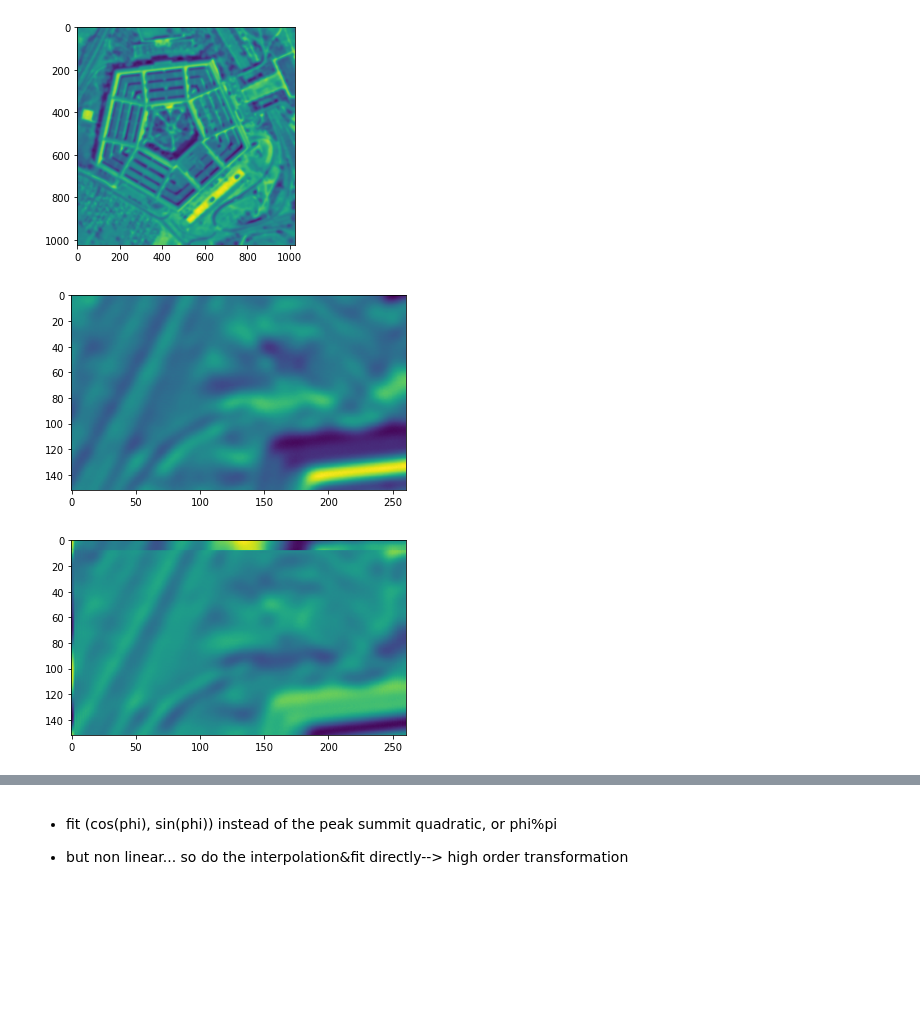
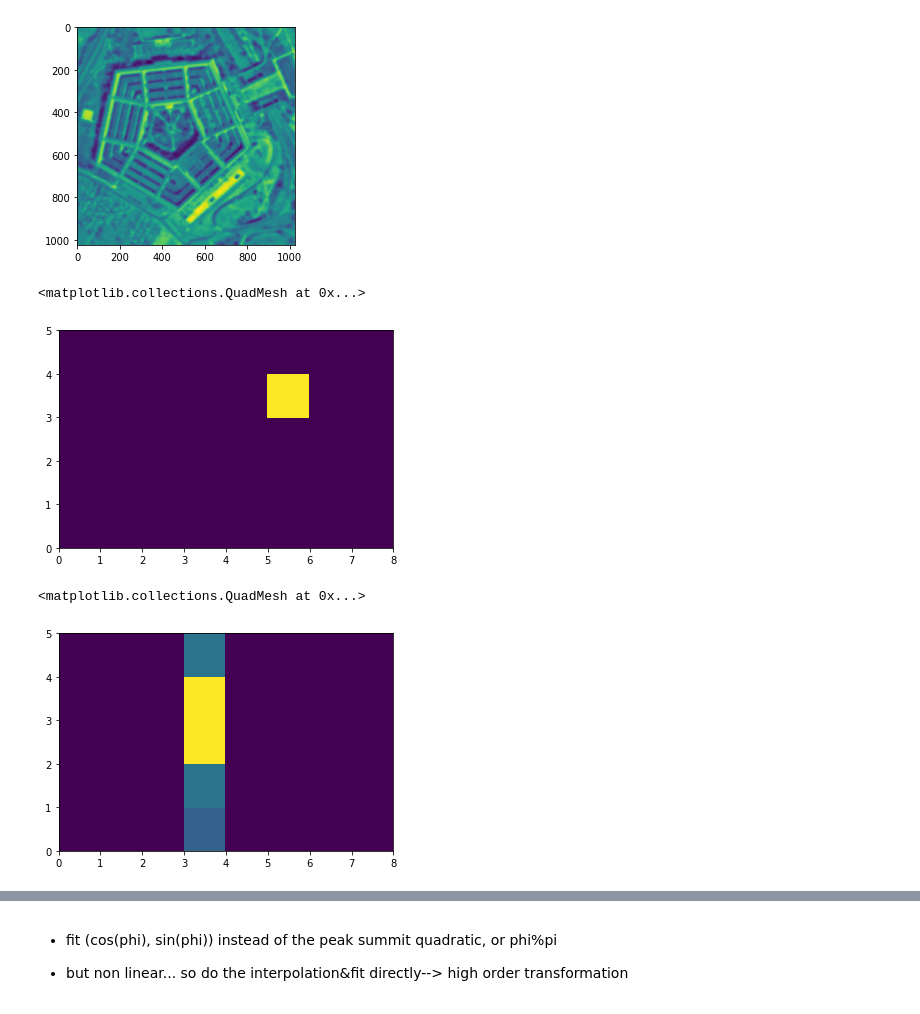
Before and after one commit to xdze2/stretchablecorr, a Jupyter notebook: toy_models/phase_diff_matrix.ipynb, the cells around one changed output, grey strips where cells are left out. Saved outputs shown, nothing was run; the diff lists cells and outputs as text; code cells hidden in the pictures; blank space fills up the shorter version.

```diff
--- a/toy_models/phase_diff_matrix.ipynb
+++ b/toy_models/phase_diff_matrix.ipynb
@@ -28,35 +28,43 @@ plt.imshow(image);
 [figure]
 # %%
 # Interpolation
-x_span, y_span = np.arange(image.shape[0]), np.arange(image.shape[1])
-x_grid, y_grid = np.meshgrid(x_span, y_span)
+#x_span, y_span = np.arange(image.shape[0]), np.arange(image.shape[1])
+#x_grid, y_grid = np.meshgrid(x_span, y_span)
 
-f = interp2d(x_span, y_span, image, kind='cubic')
+#f = interp2d(x_span, y_span, image, kind='cubic')
 
-x_A = np.arange(20, 281)
-y_A = np.arange(80, 232)
+#x_A = np.arange(20, 281)
+#y_A = np.arange(80, 232)a
 
-dx, dy = (0.7512, 10.101512)
-A = f(x_A, y_A)
-B = f(x_A + dx, y_A + dy)  #+ 0.81*np.random.randn(*np.shape(A))
+#dx, dy = (0.7512, 50.101512)
+#A = f(x_A, y_A)
+#B = f(x_A + dx, y_A + dy)  #+ 0.81*np.random.randn(*np.shape(A))
 
-plt.imshow(A - B);
+#plt.imshow(A - B);
-# %% [output]
-[figure, removed]
 # %%
 # FFT shift interpolation
-a = np.fft.fft2(A)
+def fft_translate(A, dy, dx):
+    a = np.fft.fftn(A)
+    kx = np.fft.fftfreq(A.shape[0])
+    ky = np.fft.fftfreq(A.shape[1])
+    k_xy = np.meshgrid(kx, ky, indexing='ij')
 
-kx = np.fft.fftfreq(A.shape[0])
-ky = np.fft.fftfreq(A.shape[1])
+    b = a*np.exp(-1j*2*np.pi*(dx*k_xy[0] + dy*k_xy[1]))
 
-k_xy = np.meshgrid(kx, ky, indexing='ij')
-
-dx, dy = 50.2, 14.123
-b2 = a*np.exp(-1j*(dx*k_xy[0] + dy*k_xy[1]))
-
-B = np.abs( np.fft.ifft2(b2) ) + 0.1*np.random.randn(*A.shape)
-
-plt.imshow(A - B);
+    B = np.abs( np.fft.ifftn(b) )
+    return B
-# %% [output]
-[figure, removed]
+# %%
+A = np.zeros((5, 8))
+A[3, 5] = 1
+
+B = fft_translate(A, -2, -.5)
+# %%
+plt.pcolormesh(A)
+# %% [output]
+<matplotlib.collections.QuadMesh at 0x...>
+[figure, added]
+# %%
+plt.pcolormesh(B)
+# %% [output]
+<matplotlib.collections.QuadMesh at 0x...>
+[figure, added]
```
Also changed, not shown: parts of 75 cells of this notebook, 1 other file.
